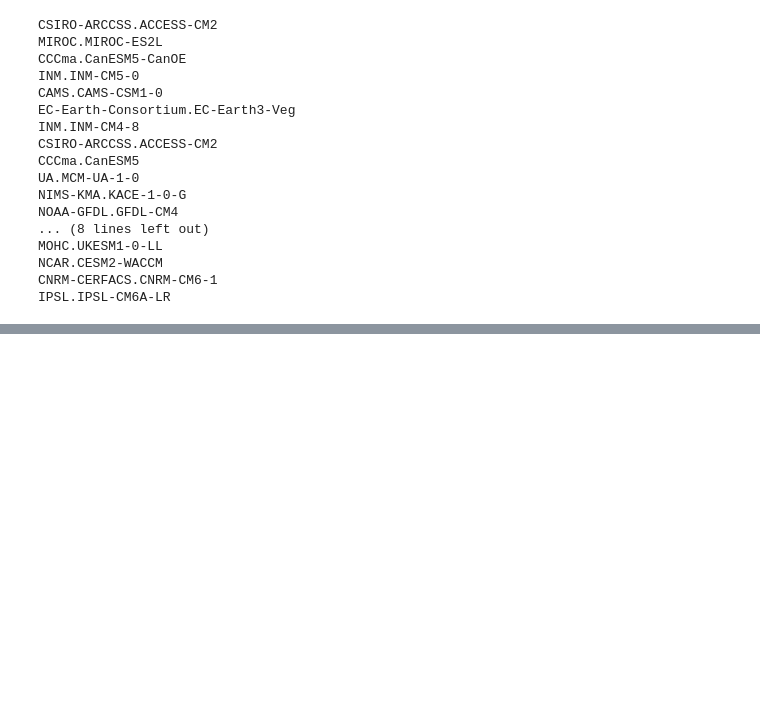
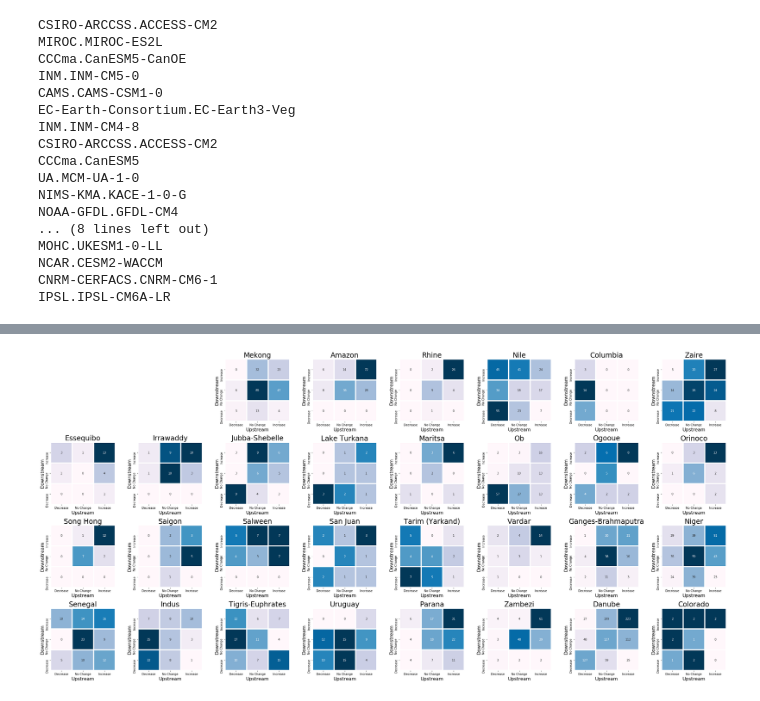
Before and after one commit to orianac/futuredrought, a Jupyter notebook: basin_change_analyses.ipynb, the cells around one changed output, grey strips where cells are left out. Cells and saved outputs as stored; diff of their text form; code cells hidden in the pictures; blank space fills up the shorter version.

```diff
--- a/basin_change_analyses.ipynb
+++ b/basin_change_analyses.ipynb
@@ -582,0 +600,25 @@ KeyError: 'Colorado'
+# %%
+# take your initalized river basin and fill it with each of the
+# changes from the subbasin geopandas dataframe
+river_basins = rb.keys()#['Amazon', 'Mekong', 'Rhine', 'Zaire', 'Nile', 'Columbia']
+river_basin_comparison_dict = {}
+for river_basin in list(rb.keys()):
+    river_basin_comparison_dict[river_basin] = {}
+    river_basin_comparison_dict[river_basin]['Full Ensemble'] = pd.DataFrame(np.zeros((3,3)),
+                                     columns = ['Decrease', 'No Change', 'Increase'],
+                                     index = ['Increase', 'No Change', 'Decrease'])
+    for setup in setups:
+        i=0
+        outlet_country = rb[river_basin]['outlet_country']
+        for country in rb[river_basin].keys():
+            if country=='outlet_country':
+                continue
+            try:
+                rb[river_basin][country].variable = np.nan
+                rb[river_basin][country].variable = subbasins[setup][(subbasins[setup]['NAME']==river_basin) &
+                                    (subbasins[setup]['CNTRY_NAME']==country)]['h_range'].values[0]
+                i+=1
+            except:
+                continue
+        print('for gcm setup {} and river basin {} there were {} valid countries'.format(setup, river_basin, i))
+        river_basin_comparison_dict[river_basin]['Full Ensemble'] += rb[river_basin][outlet_country].compare_all_children('h_range')
@@ -582,0 +643,15 @@ KeyError: 'Colorado'
+# %%
+river_basins_toplot = list(rb.keys())
+fig, axarr = plt.subplots(ncols=8, nrows=4, figsize=(33,16))
+
+for i, river_basin in enumerate(river_basins_toplot[0:30]):
+    x_location, y_location = int((i+2)/8), np.mod((i+2),8)
+    heatmap_upstream_downstream(axarr[x_location, y_location],
+                                river_basin_comparison_dict[river_basin]['Full Ensemble'],
+                                river_basin)
+axarr[0,0].axis('off')
+axarr[0,1].axis('off')
+plt.tight_layout()
+plt.savefig('../figures/upstream_downstream_comparisons_h_range.svg', format='svg')
+# %% [output]
+[figure, added]
```
Also changed, not shown: parts of 15 cells of this notebook, 2 other files.
